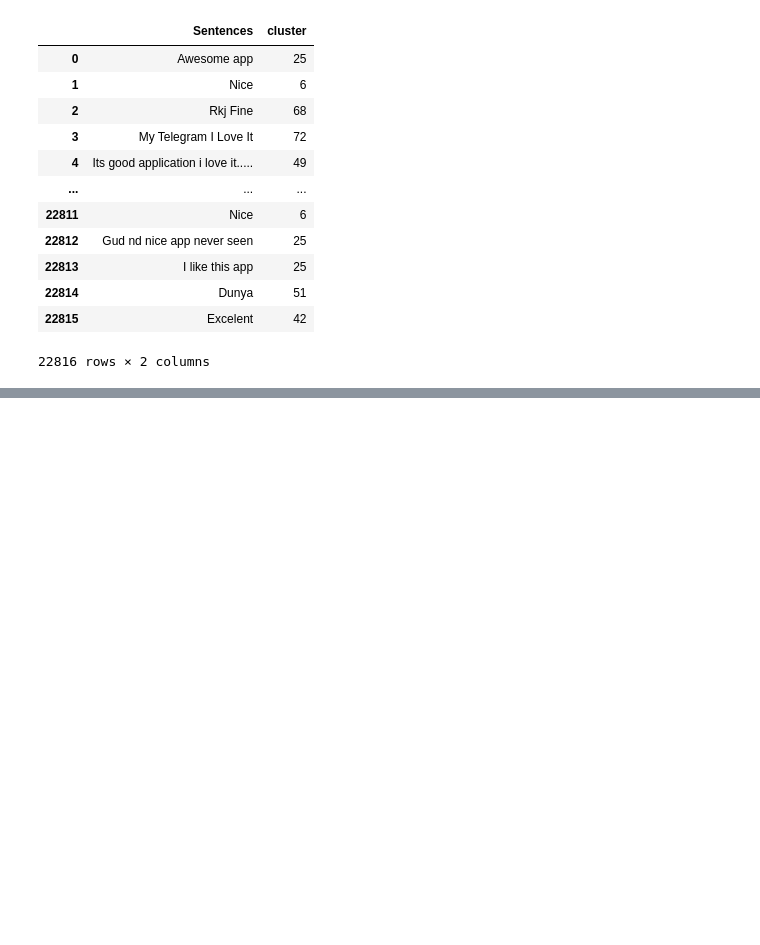
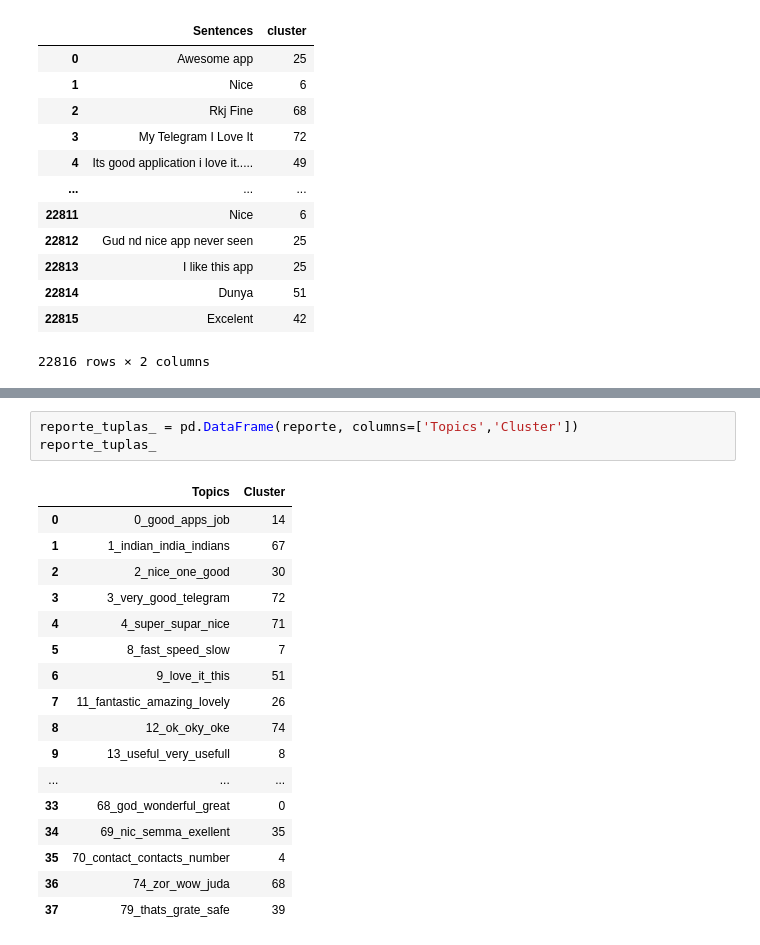
Before and after one commit to LuisSante/Text-segmentation-using-Agglomerative-Clustering, a Jupyter notebook: NLP - Clustering/agglomerative_clustering.ipynb, the cells around one changed output, grey strips where cells are left out. Cells and saved outputs as stored; diff of their text form; blank space fills up the shorter version.

```diff
--- a/NLP - Clustering/agglomerative_clustering.ipynb
+++ b/NLP - Clustering/agglomerative_clustering.ipynb
@@ -259,0 +259,21 @@ reporte
+# %%
+reporte_tuplas_ = pd.DataFrame(reporte, columns=['Topics','Cluster'])
+reporte_tuplas_
+# %% [output]
+|  | Topics | Cluster |
+| 0 | 0_good_apps_job | 14 |
+| 1 | 1_indian_india_indians | 67 |
+| 2 | 2_nice_one_good | 30 |
+| 3 | 3_very_good_telegram | 72 |
+| 4 | 4_super_supar_nice | 71 |
+| 5 | 8_fast_speed_slow | 7 |
+| 6 | 9_love_it_this | 51 |
+| 7 | 11_fantastic_amazing_lovely | 26 |
+| 8 | 12_ok_oky_oke | 74 |
+| 9 | 13_useful_very_usefull | 8 |
+| ... | ... | ... |
+| 33 | 68_god_wonderful_great | 0 |
+| 34 | 69_nic_semma_exellent | 35 |
+| 35 | 70_contact_contacts_number | 4 |
+| 36 | 74_zor_wow_juda | 68 |
+| 37 | 79_thats_grate_safe | 39 |
```
Also changed, not shown: parts of 4 cells of this notebook.
